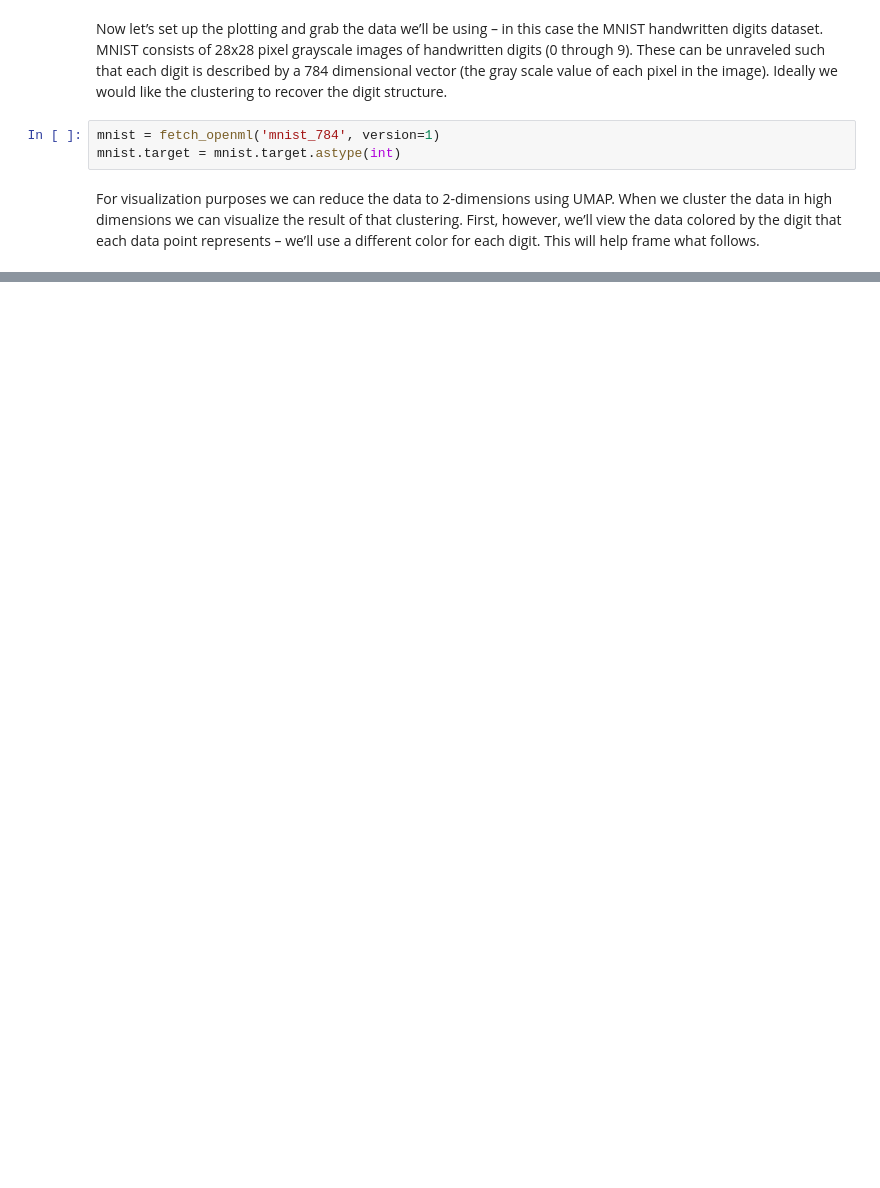
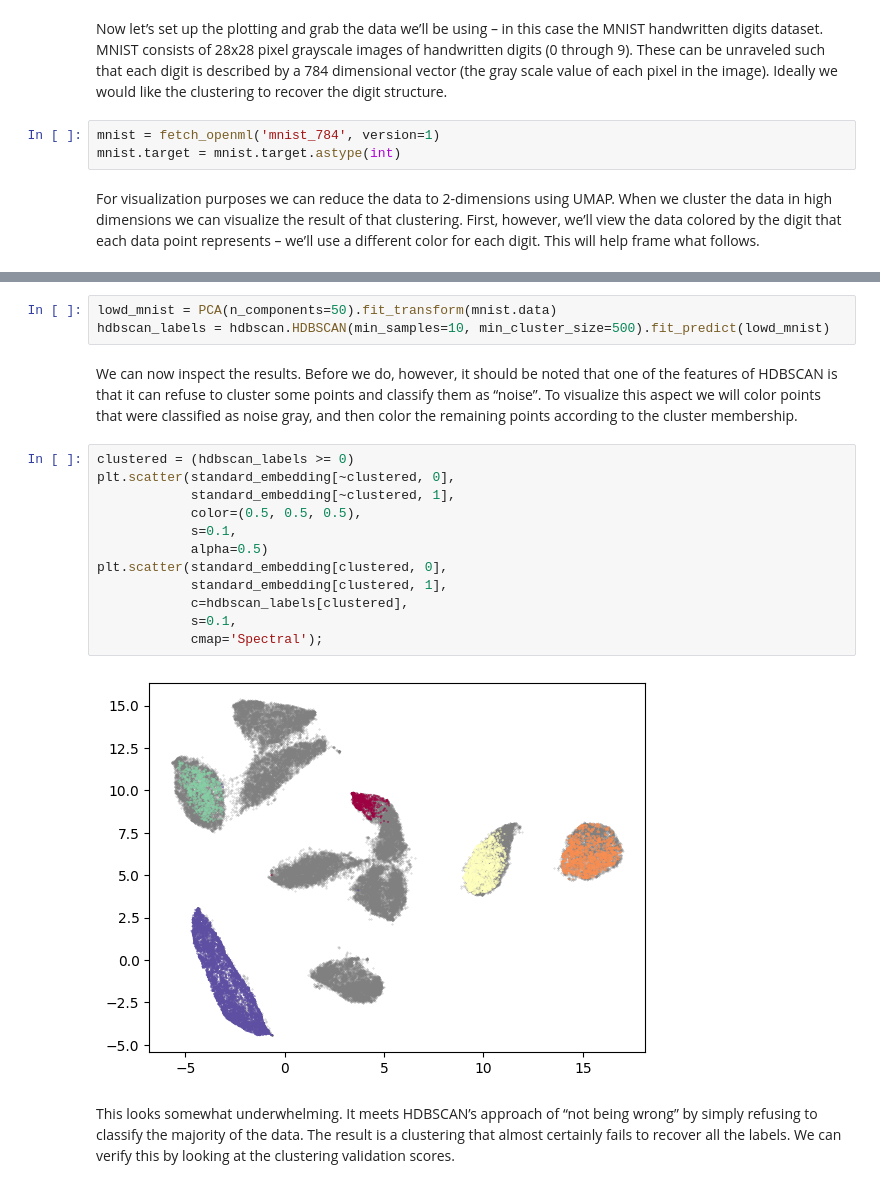
Before and after one commit to BissuelD/PyEMMA, a Jupyter notebook: notebooks/umap/using_umap_for_clustering.ipynb, the cells around one changed output, grey strips where cells are left out. Saved outputs shown, nothing was run; the diff lists cells and outputs as text; blank space fills up the shorter version.

```diff
--- a/notebooks/umap/using_umap_for_clustering.ipynb
+++ b/notebooks/umap/using_umap_for_clustering.ipynb
@@ -34,0 +58,21 @@ plt.scatter(standard_embedding[:, 0], standard_embedding[:, 1], c=mnist.target.a
+# %%
+lowd_mnist = PCA(n_components=50).fit_transform(mnist.data)
+hdbscan_labels = hdbscan.HDBSCAN(min_samples=10, min_cluster_size=500).fit_predict(lowd_mnist)
+# %% [markdown]
+We can now inspect the results. Before we do, however, it should be noted that one of the features of HDBSCAN is that it can refuse to cluster some points and classify them as “noise”. To visualize this aspect we will color points that were classified as noise gray, and then color the remaining points according to the cluster membership.
+# %%
+clustered = (hdbscan_labels >= 0)
+plt.scatter(standard_embedding[~clustered, 0],
+            standard_embedding[~clustered, 1],
+            color=(0.5, 0.5, 0.5),
+            s=0.1,
+            alpha=0.5)
+plt.scatter(standard_embedding[clustered, 0],
+            standard_embedding[clustered, 1],
+            c=hdbscan_labels[clustered],
+            s=0.1,
+            cmap='Spectral');
+# %% [output]
+[figure, added]
+# %% [markdown]
+This looks somewhat underwhelming. It meets HDBSCAN’s approach of “not being wrong” by simply refusing to classify the majority of the data. The result is a clustering that almost certainly fails to recover all the labels. We can verify this by looking at the clustering validation scores.
```
Also changed, not shown: parts of 30 cells of this notebook.
